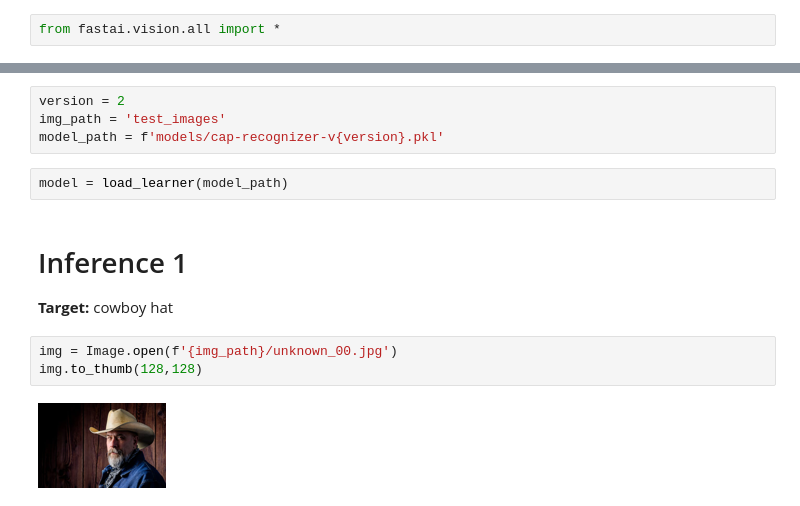
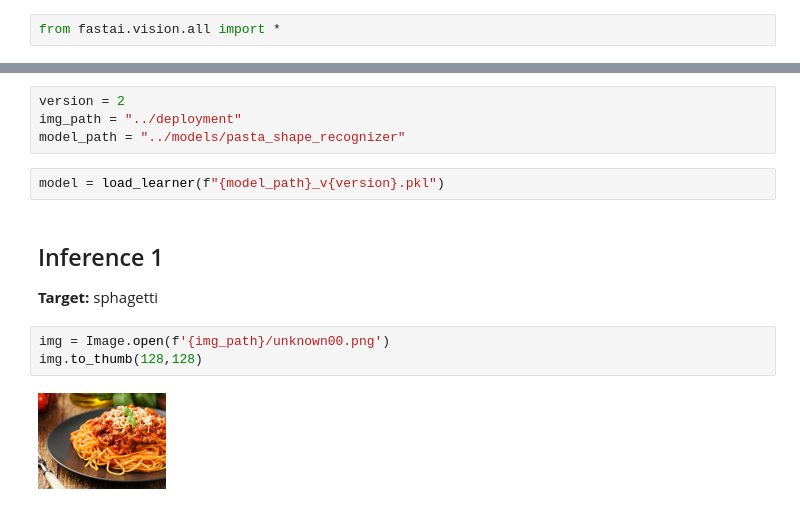
Before and after one commit to zzarif/Pasta-Shape-Recognizer, a Jupyter notebook: notebooks/inference.ipynb, the cells around one changed output, grey strips where cells are left out. Drawn from its saved outputs; the diff is of its cells as text.

Commit message:
inference added

```diff
--- a/notebooks/inference.ipynb
+++ b/notebooks/inference.ipynb
@@ -39,16 +29,16 @@ Mounted at /content/drive
 # %%
 version = 2
-img_path = 'test_images'
-model_path = f'models/cap-recognizer-v{version}.pkl'
+img_path = "../deployment"
+model_path = "../models/pasta_shape_recognizer"
 # %%
-model = load_learner(model_path)
+model = load_learner(f"{model_path}_v{version}.pkl")
 # %% [markdown]
-# Inference 1
+## Inference 1
 
-**Target:** cowboy hat
+**Target:** sphagetti
 # %%
-img = Image.open(f'{img_path}/unknown_00.jpg')
+img = Image.open(f'{img_path}/unknown00.png')
 img.to_thumb(128,128)
 # %% [output]
-[figure, old version]
+[figure, new version]
 # %%
```
Also changed, not shown: parts of 15 cells of this notebook, 14 other files.
